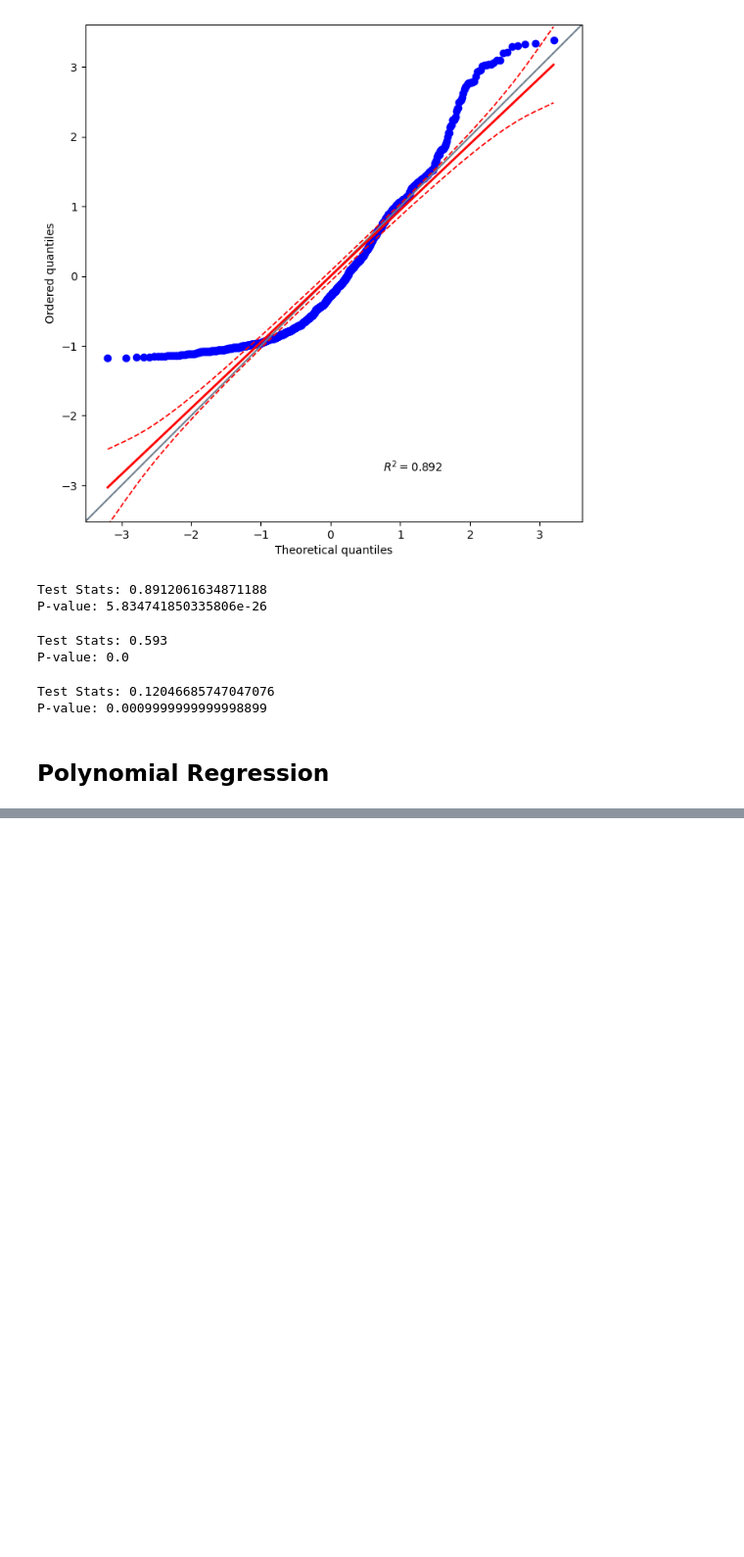
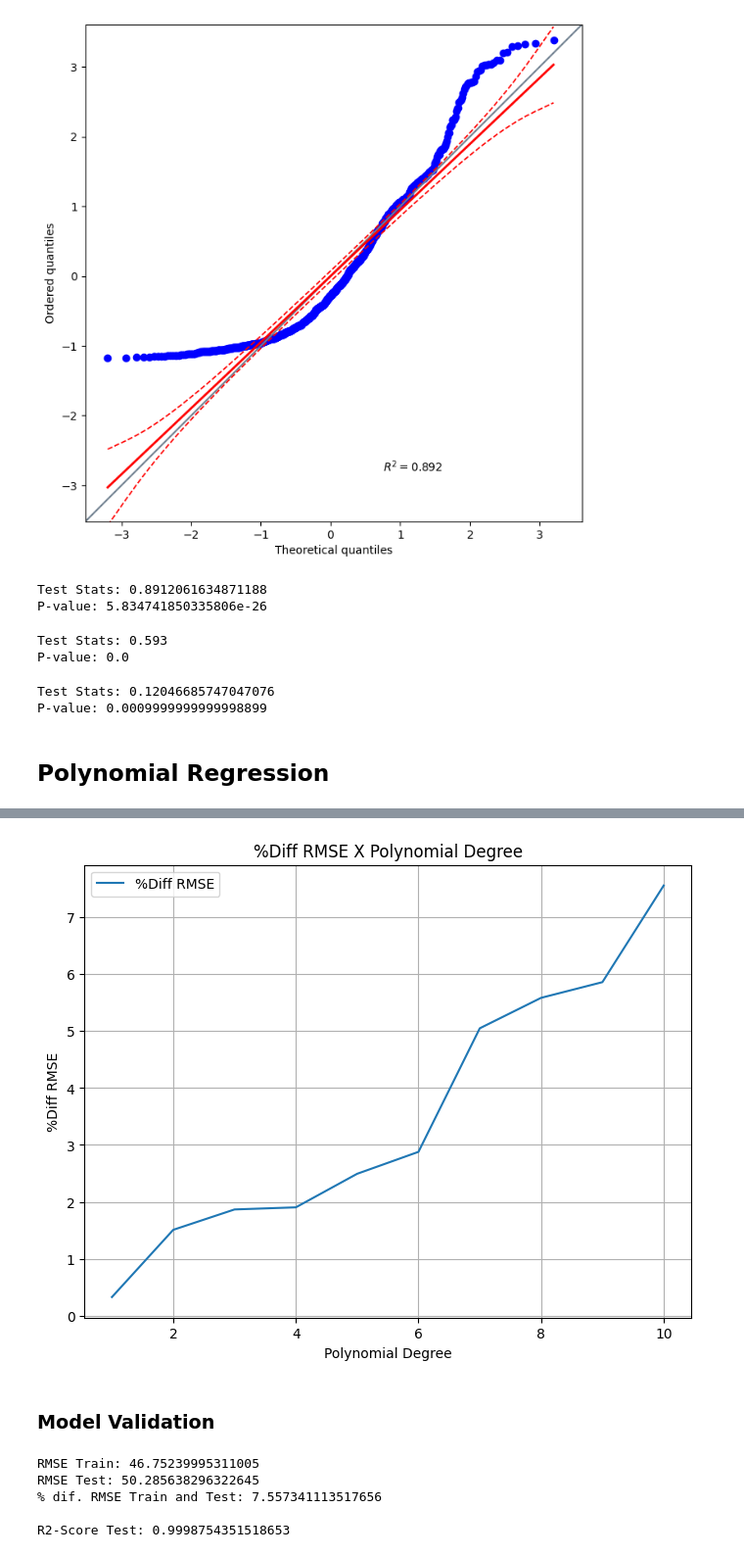
Before and after one commit to Reifhel/ml_models_practice, a Jupyter notebook: 03. Polynomial Regression/salary_forecast_model/salaries_forecast_model.ipynb, the cells around one changed output, grey strips where cells are left out. Shown at 98% size. Saved outputs shown, nothing was run; the diff lists cells and outputs as text; code cells hidden in the pictures; blank space fills up the shorter version.

```diff
--- a/03. Polynomial Regression/salary_forecast_model/salaries_forecast_model.ipynb
+++ b/03. Polynomial Regression/salary_forecast_model/salaries_forecast_model.ipynb
@@ -329,0 +460,29 @@ P-value: 0.0009999999999998899
+# %%
+# Plot a graph to analyze the difference in %Diff RMSE (Train and Test) among the various polynomial degrees
+plt.figure(figsize=(8,6))
+plt.plot(polynomial_degree, percentual_rmse_values, label='%Diff RMSE')
+
+plt.xlabel("Polynomial Degree")
+plt.ylabel("%Diff RMSE")
+plt.title("%Diff RMSE X Polynomial Degree")
+plt.legend()
+
+plt.grid(True)
+plt.show()
+# %% [output]
+[figure, added]
+# %% [markdown]
+### Model Validation
+# %%
+# Metrics
+print(f'RMSE Train: {rmse_train_final}')
+print(f'RMSE Test: {rmse_test_final}')
+print(f'% dif. RMSE Train and Test: {percentual_final_rmse}\n')
+
+print(f'R2-Score Test: {r2_score_test_final}')
+# %% [output]
+RMSE Train: 46.75239995311005
+RMSE Test: 50.285638296322645
+% dif. RMSE Train and Test: 7.557341113517656
+
+R2-Score Test: 0.9998754351518653
```
Also changed, not shown: parts of 12 cells of this notebook.
